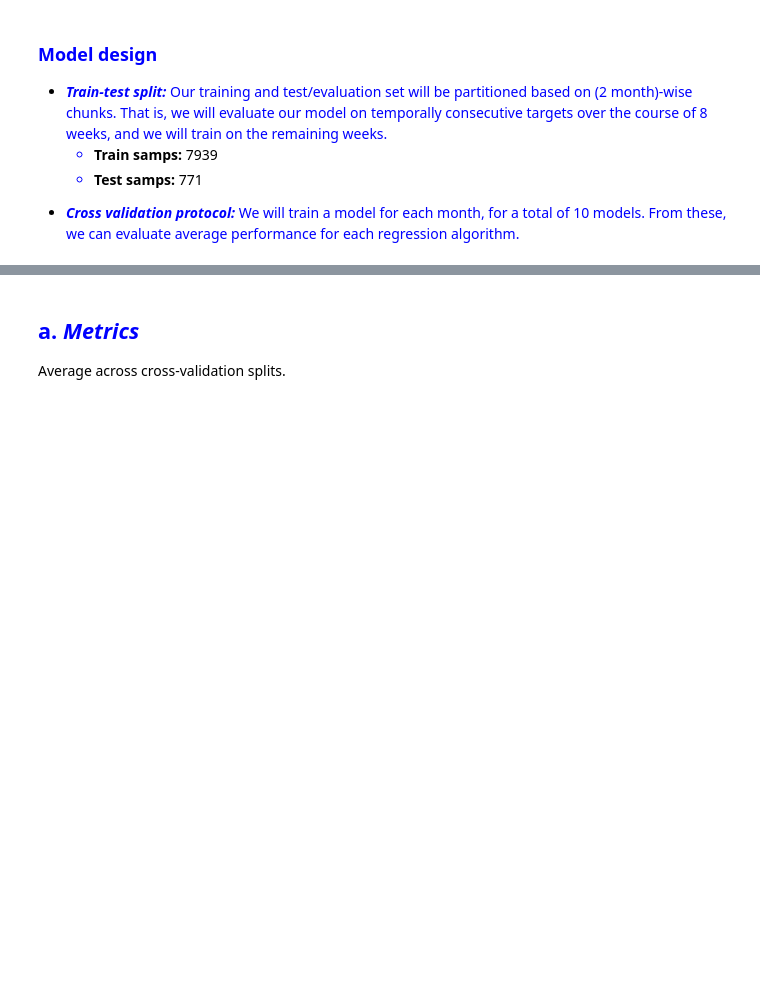
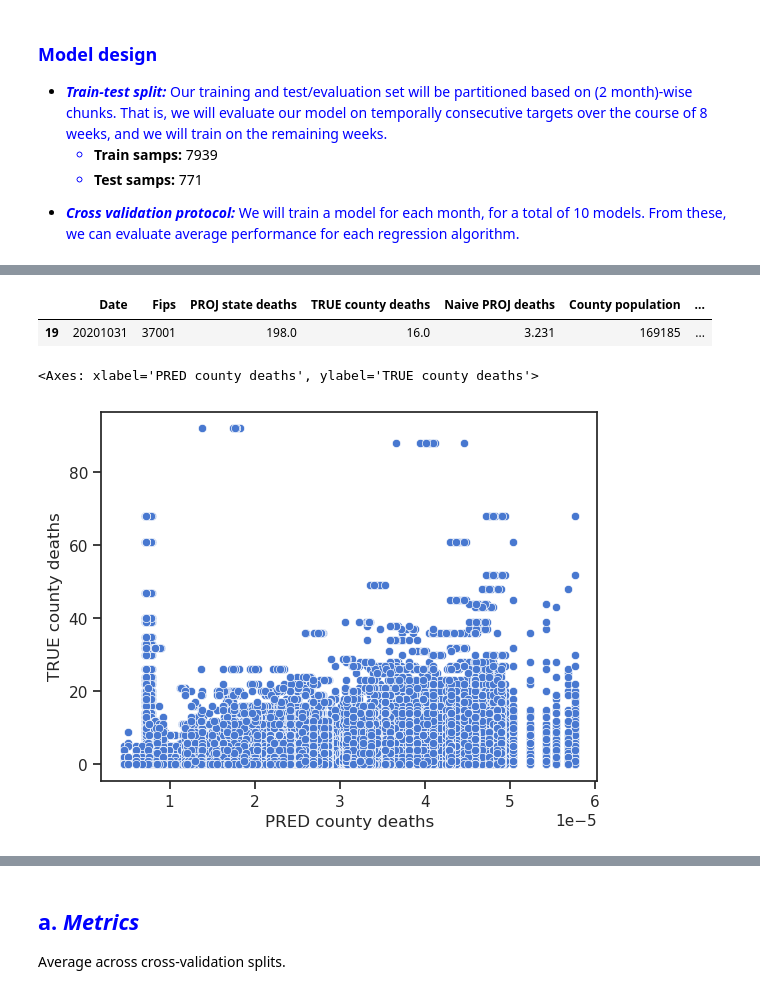
Before and after one commit to katfish666/EpSampling, a Jupyter notebook: notebooks/20241220a_poisson_with_offset.ipynb, the cells around one changed output, grey strips where cells are left out. Cells and saved outputs as stored; diff of their text form; code cells hidden in the pictures; blank space fills up the shorter version.

```diff
--- a/notebooks/20241220a_poisson_with_offset.ipynb
+++ b/notebooks/20241220a_poisson_with_offset.ipynb
@@ -158,0 +355,16 @@ with pd.option_context('display.precision', 3):
+# %%
+# Intercept   -14.123229
+# x             0.652590
+with pd.option_context('display.precision', 3):
+    display(df_full_res[:1])
+
+# should be around 30 !!!
+# %% [output]
+|  | Date | Fips | PROJ state deaths | TRUE county deaths | Naive PROJ deaths | County population | ... |
+| 19 | 20201031 | 37001 | 198.0 | 16.0 | 3.231 | 169185 | ... |
+# %%
+import seaborn as sns
+sns.scatterplot(data=df_full_res, y="TRUE county deaths", x="PRED county deaths")
+# %% [output]
+<Axes: xlabel='PRED county deaths', ylabel='TRUE county deaths'>
+[figure, added]
```
Also changed, not shown: parts of 24 cells of this notebook, 3 other files.
